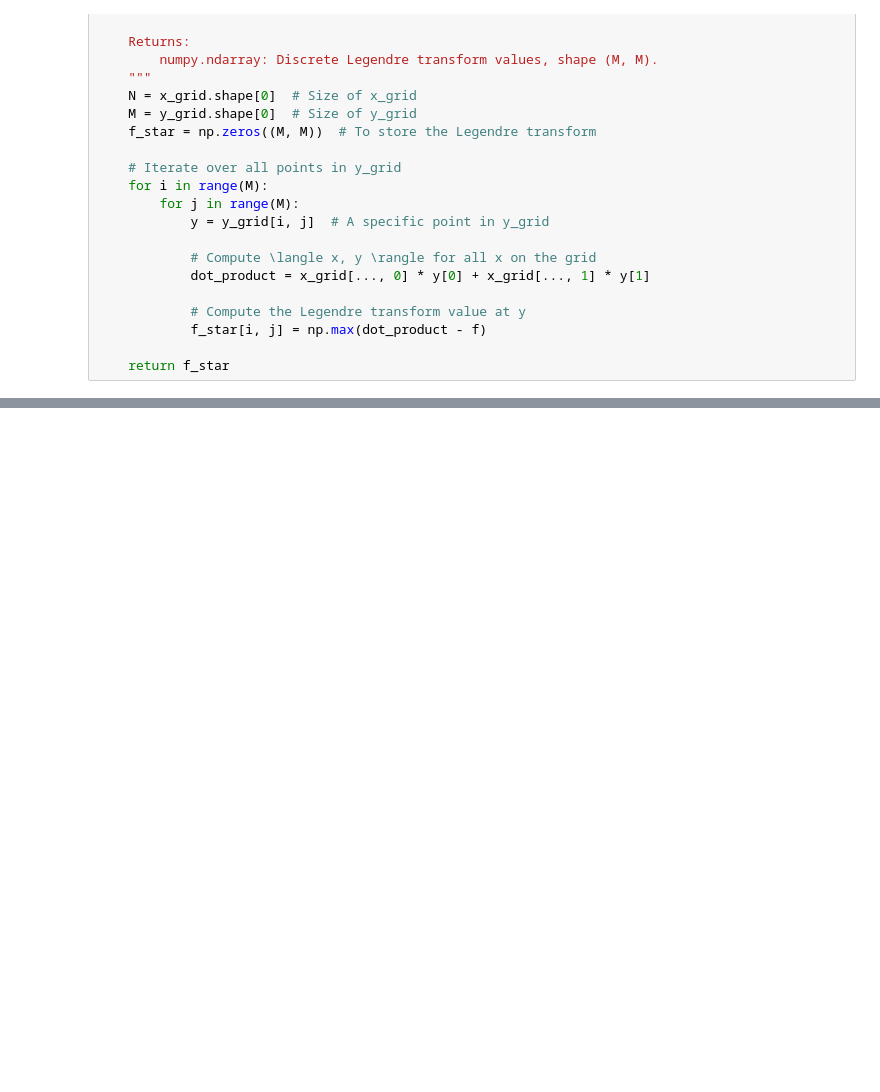
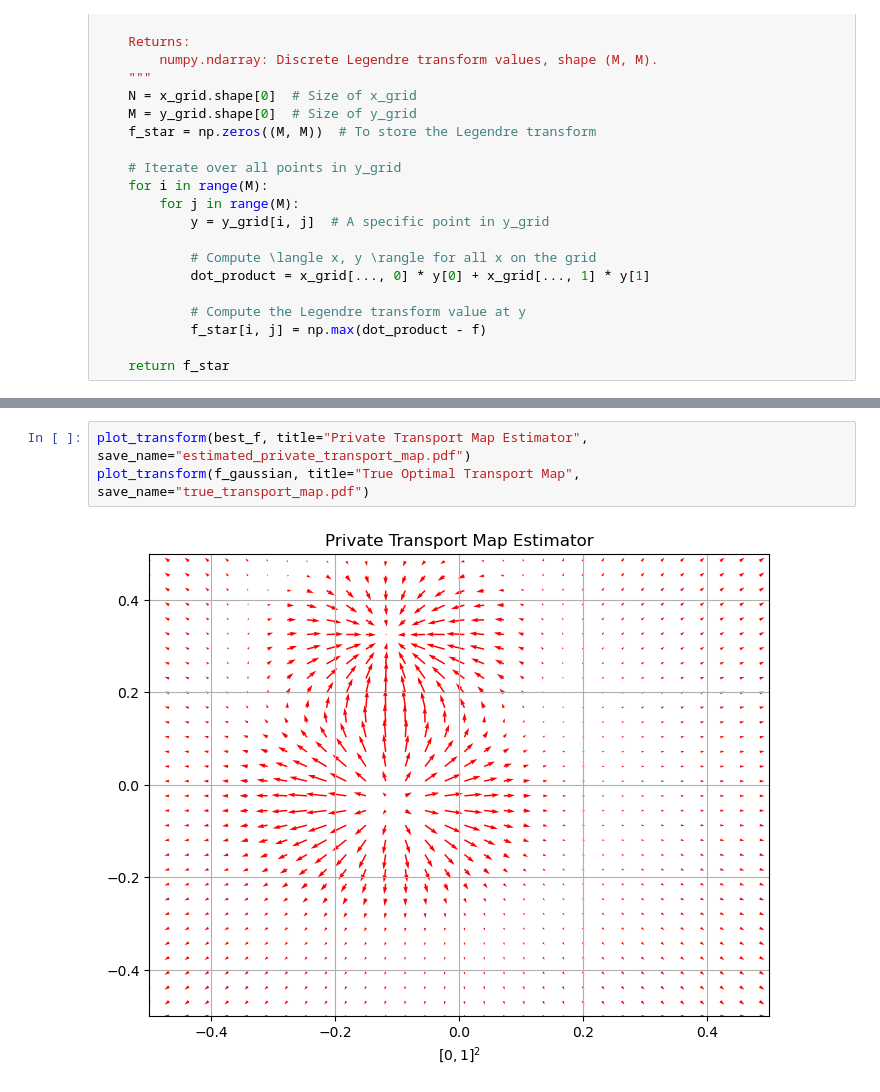
Before and after one commit to clemlal/PrivateSmoothTransportMapRNArgMin, a Jupyter notebook: main.ipynb, the cells around one changed output, grey strips where cells are left out. Drawn from its saved outputs; the diff is of its cells as text; blank space fills up the shorter version.

```diff
--- a/main.ipynb
+++ b/main.ipynb
@@ -287,0 +290,5 @@ plot_transform(f_gaussian)
+# %%
+plot_transform(best_f, title="Private Transport Map Estimator", save_name="estimated_private_transport_map.pdf")
+plot_transform(f_gaussian, title="True Optimal Transport Map", save_name="true_transport_map.pdf")
+# %% [output]
+[figure, added]
```
Also changed, not shown: parts of 5 cells of this notebook, 3 other files.
